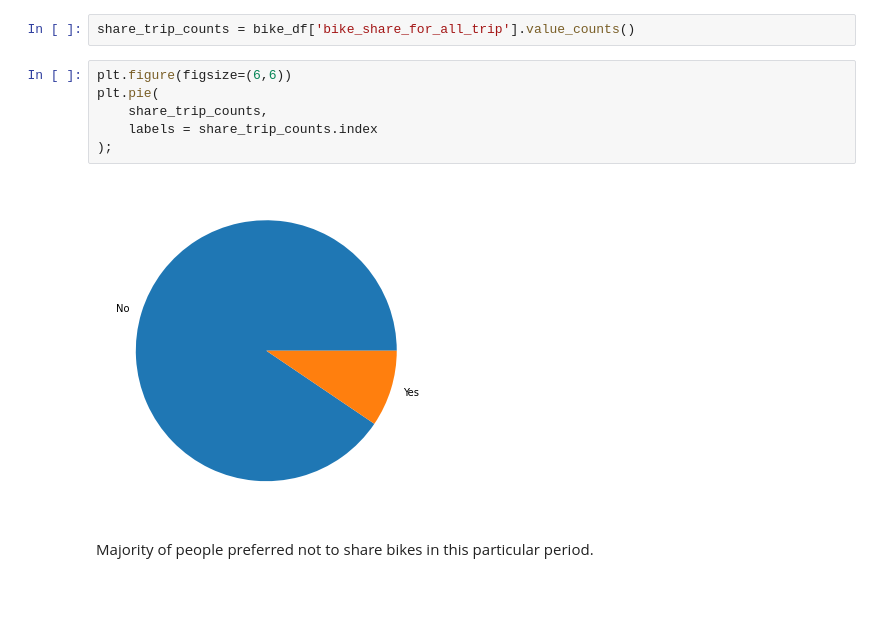
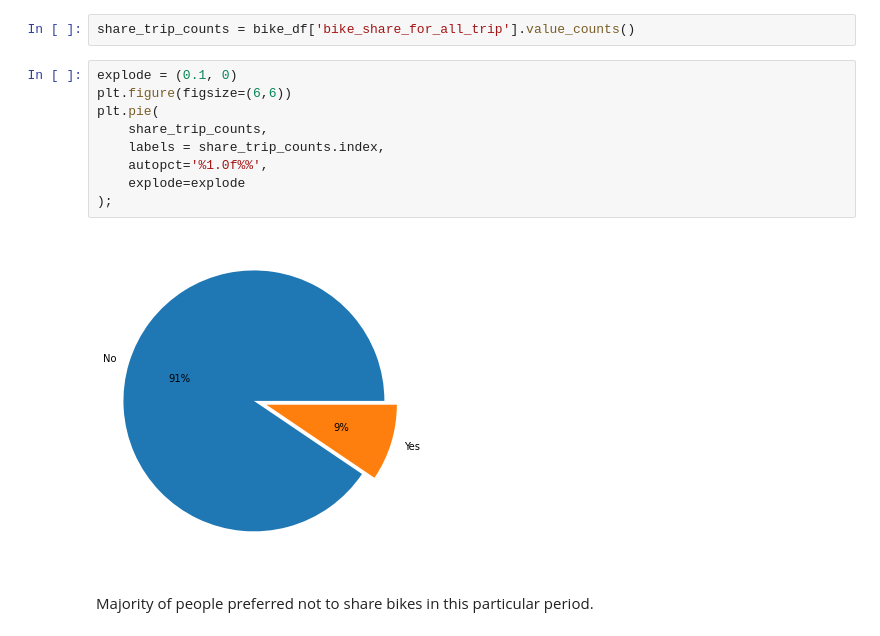
Before and after one commit to sibanda1989/udacity-viz-project, a Jupyter notebook: DataVizHS150922BikeData_v2.ipynb, the cells around one changed output. Saved outputs shown, nothing was run; the diff lists cells and outputs as text; blank space fills up the shorter version.

```diff
--- a/DataVizHS150922BikeData_v2.ipynb
+++ b/DataVizHS150922BikeData_v2.ipynb
@@ -118,13 +118,16 @@ bike_df.describe()
 # %%
 share_trip_counts = bike_df['bike_share_for_all_trip'].value_counts()
 # %%
+explode = (0.1, 0)
 plt.figure(figsize=(6,6))
 plt.pie(
     share_trip_counts,
-    labels = share_trip_counts.index
+    labels = share_trip_counts.index,
+    autopct='%1.0f%%',
+    explode=explode
 );
 # %% [output]
-[figure, old version]
+[figure, new version]
 # %% [markdown]
 Majority of people preferred not to share bikes in this particular period.
 # %% [markdown]
```
Also changed, not shown: parts of 35 cells of this notebook, 1 other file.
